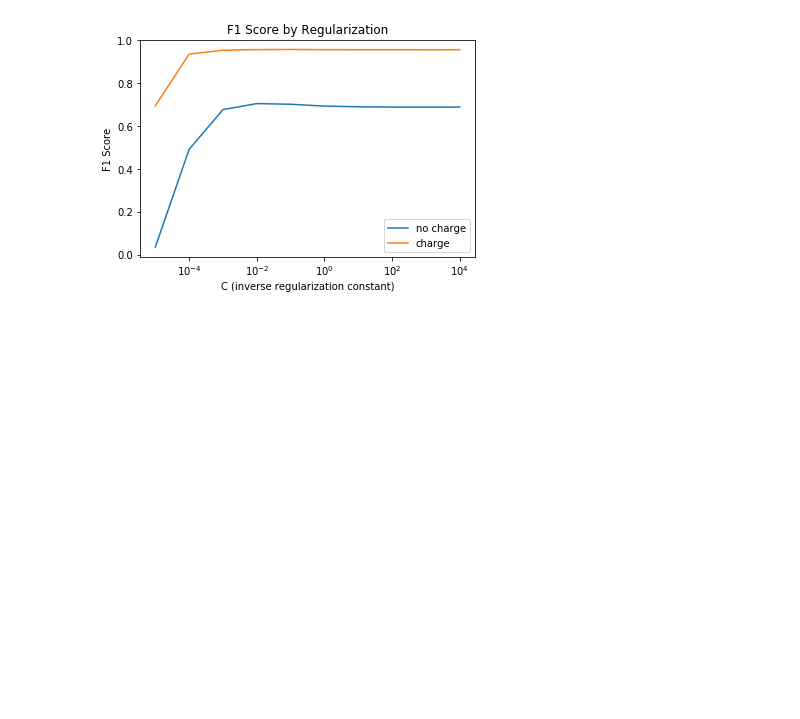
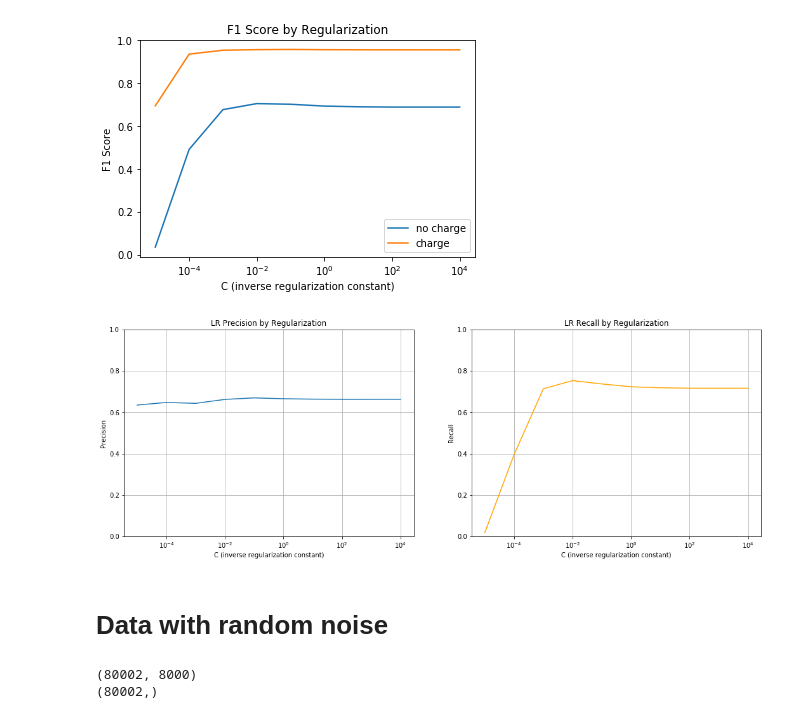
Before and after one commit to jtaylorz/attpc-event-classification, a Jupyter notebook: jupyter-notebooks/LogisticRegression_tests.ipynb, the cells around one changed output. Drawn from its saved outputs; the diff is of its cells as text; code cells hidden in the pictures; blank space fills up the shorter version.

```diff
--- a/jupyter-notebooks/LogisticRegression_tests.ipynb
+++ b/jupyter-notebooks/LogisticRegression_tests.ipynb
@@ -103,22 +126,24 @@ plt.legend(['no charge', 'charge'], loc='lower right')
 # %%
 fig, ax = plt.subplots(1, 2, squeeze=True, figsize=(18, 6))
 
-ax[0].plot(C_vals, precisions)
+ax[0].plot(C_vals, precisions_nc)
 ax[0].semilogx()
 ax[0].set_ylim(0,1)
 ax[0].set_xlabel('C (inverse regularization constant)')
 ax[0].set_ylabel('Precision')
 ax[0].set_title('LR Precision by Regularization')
 ax[0].grid()
 
 #######################################################################################################################
-ax[1].plot(C_vals, recalls, c='orange')
+ax[1].plot(C_vals, recalls_nc, c='orange')
 ax[1].semilogx()
 ax[1].set_ylim(0,1)
 ax[1].set_xlabel('C (inverse regularization constant)')
 ax[1].set_ylabel('Recall')
 ax[1].set_title('LR Recall by Regularization')
 ax[1].grid()
 
-#fig.savefig('/home/taylor/Documents/independent-research/plots/LogisticRegression_C_PR.pdf')
+#fig.savefig('/home/taylor/Documents/independent-research/plots/results/LogisticRegression_C_PR.pdf')
+# %% [output]
+[figure, added]
 # %%
@@ -154,0 +180,2 @@ for score in scores:
+# %% [markdown]
+# Data with random noise
@@ -154,0 +188,10 @@ for score in scores:
+# %%
+full_data_NOISE = sp.sparse.vstack([p_data_NOISE, C_data_NOISE], format='csr')
+
+full_labels_NOISE = np.hstack((p_labels_NOISE, C_labels_NOISE))
+
+print(full_data_NOISE.shape)
+print(full_labels_NOISE.shape)
+# %% [output]
+(80002, 8000)
+(80002,)
```
Also changed, not shown: parts of 8 cells of this notebook, 10 other files.
